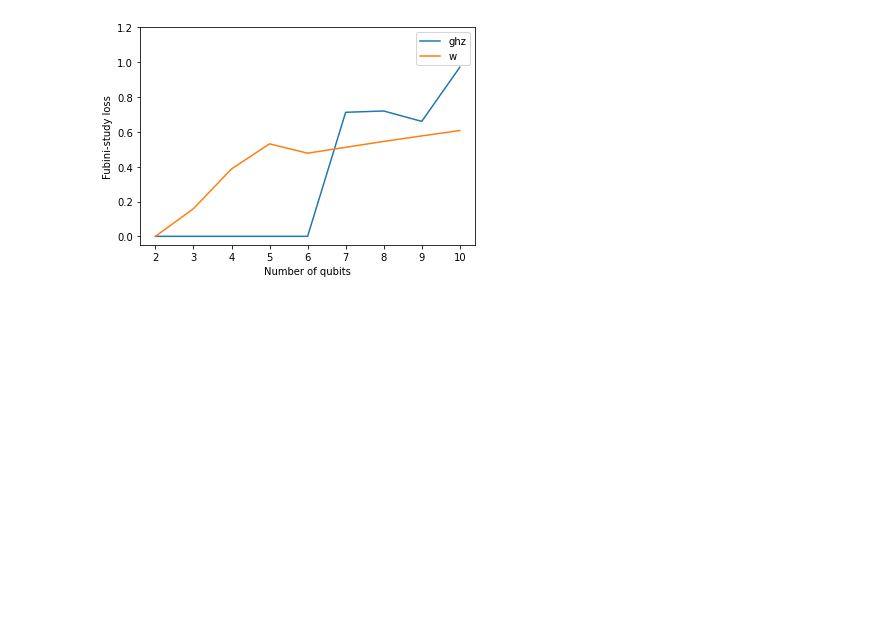
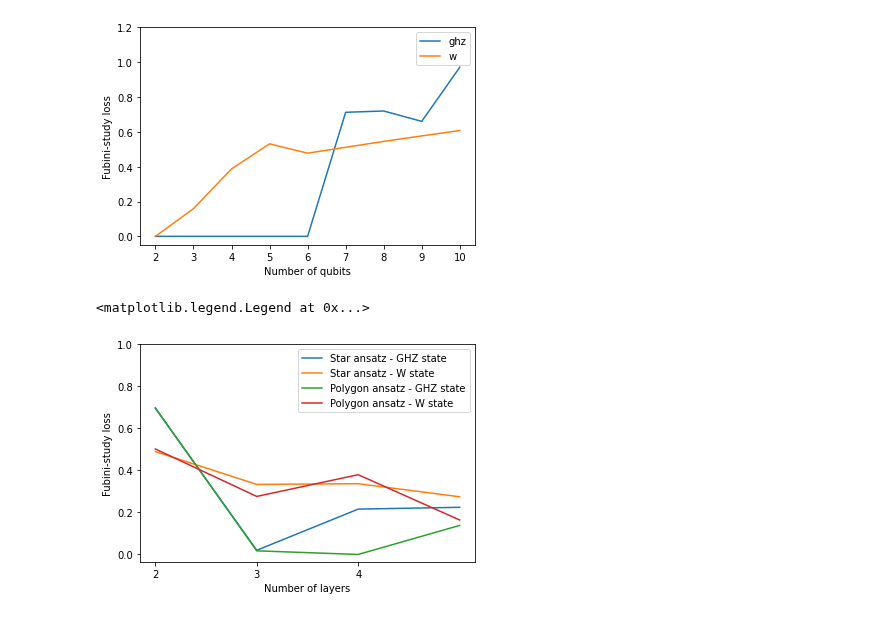
Before and after one commit to vutuanhai237/UC-VQA, a Jupyter notebook: codes/plot_compare_ansatz.ipynb, the cells around one changed output. Cells and saved outputs as stored; diff of their text form; code cells hidden in the pictures; blank space fills up the shorter version.

```diff
--- a/codes/plot_compare_ansatz.ipynb
+++ b/codes/plot_compare_ansatz.ipynb
@@ -109,3 +127,48 @@ get_loss('w', 'sgd')
 plt.show()
 # %% [output]
 [figure]
+# %%
+losss_polygon_ghz, losss_polygon_w, losss_star_ghz, losss_star_w = [], [], [], []
+num_layers = range(2, 6)
+for i in num_layers:
+    if i == 2:
+        path = "../experiments/polygon_ansatz_w/7/loss_values_qng.csv"
+    else:
+        path = "../experiments/polygon_ansatz_w/7/loss_values_qng" + str(i) + ".csv"
+    loss = pd.read_csv(path, sep=",", header=None).to_numpy()
+    losss_polygon_w.append(np.min(loss))
+for i in num_layers:
+    if i == 2:
+        path = "../experiments/polygon_ansatz_ghz/7/loss_values_qng.csv"
+    else:
+        path = "../experiments/polygon_ansatz_ghz/7/loss_values_qng" + str(i) + ".csv"
+    loss = pd.read_csv(path, sep=",", header=None).to_numpy()
+    losss_polygon_ghz.append(np.min(loss))
+for i in num_layers:
+    if i == 2:
+        path = "../experiments/star_ansatz_ghz/7/loss_values_qng.csv"
+    else:
+        path = "../experiments/star_ansatz_ghz/7/loss_values_qng" + str(i) + ".csv"
+    loss = pd.read_csv(path, sep=",", header=None).to_numpy()
+    losss_star_ghz.append(np.min(loss))
+for i in num_layers:
+    if i == 2:
+        path = "../experiments/star_ansatz_w/7/loss_values_qng.csv"
+    else:
+        path = "../experiments/star_ansatz_w/7/loss_values_qng" + str(i) + ".csv"
+    loss = pd.read_csv(path, sep=",", header=None).to_numpy()
+    losss_star_w.append(np.min(loss))
+
+plt.plot(num_layers, losss_star_ghz, label = 'Star ansatz - GHZ state')
+plt.plot(num_layers, losss_star_w, label = 'Star ansatz - W state')
+plt.plot(num_layers, losss_polygon_ghz, label = 'Polygon ansatz - GHZ state')
+plt.plot(num_layers, losss_polygon_w, label = 'Polygon ansatz - W state')
+plt.xlabel('Number of layers')
+plt.xticks(np.arange(2, 5, 1))
+plt.yticks(np.arange(0, 1.2, 0.2))
+plt.ylabel('Fubini-study loss')
+# plt.title(reconstruted_state.upper() + ' state - ' + optimizer.upper() + ' optimizer')
+plt.legend()
+# %% [output]
+<matplotlib.legend.Legend at 0x...>
+[figure, added]
```
Also changed, not shown: parts of 6 cells of this notebook, 30 other files.
